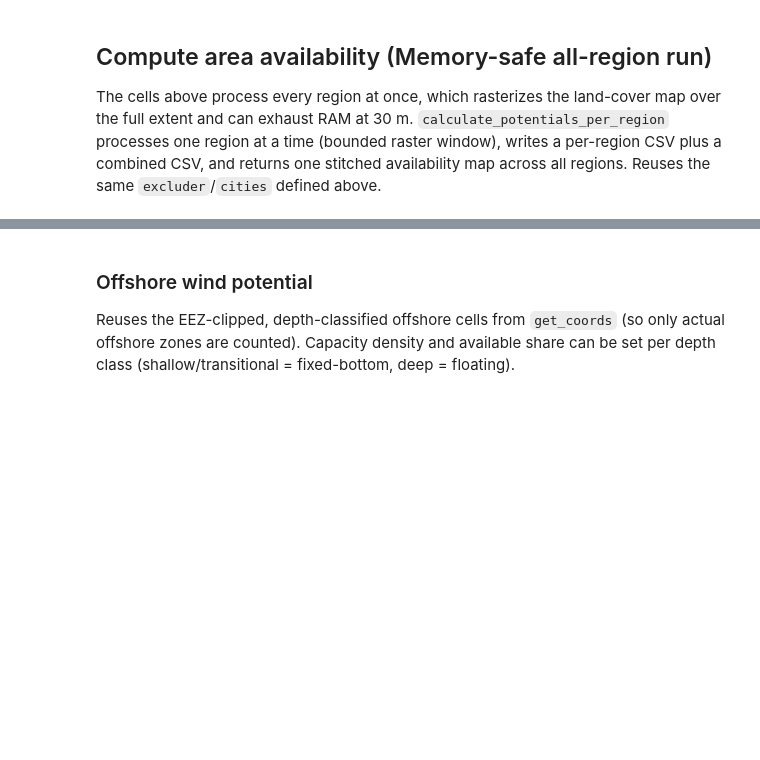
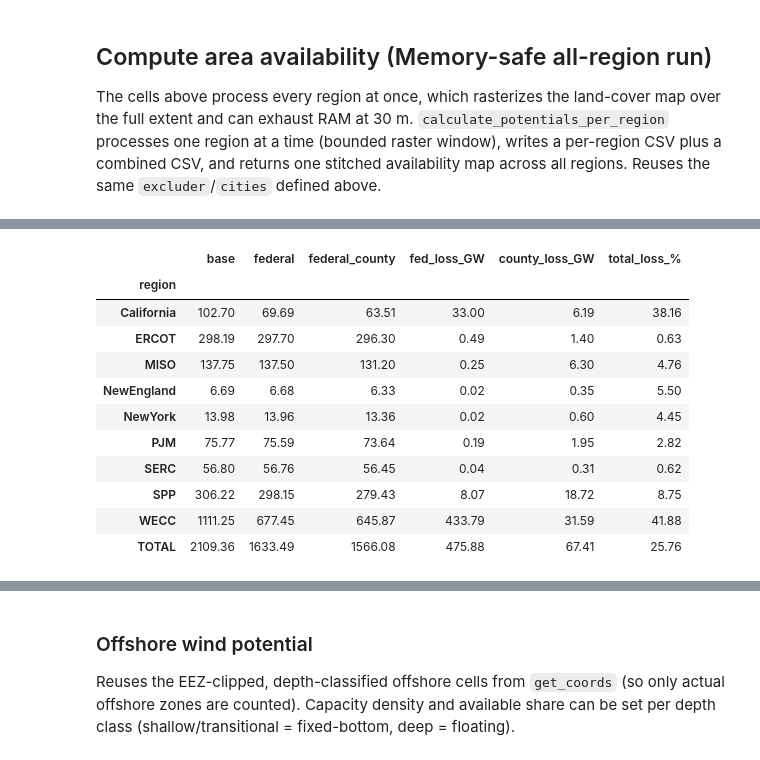
Before and after one commit to loeffko/GENeSYS_MOD.tools, a Jupyter notebook: GIS_&_Timeseries_Tool/GENeSYS-MOD_RES_Tool_US.ipynb, the cells around one changed output, grey strips where cells are left out. Cells and saved outputs as stored; diff of their text form; code cells hidden in the pictures; blank space fills up the shorter version.

```diff
--- a/GIS_&_Timeseries_Tool/GENeSYS-MOD_RES_Tool_US.ipynb
+++ b/GIS_&_Timeseries_Tool/GENeSYS-MOD_RES_Tool_US.ipynb
@@ -325,0 +442,28 @@ offshore exclusion: dropped 1330 of 1389 cells
+# %%
+# Compare onshore wind capacity per region across the three scenarios.
+import pandas as pd
+_w = []
+for _name, _df in scenario_results.items():
+    _s = _df.set_index('region')['Wind Capacity [GW]'].rename(_name)
+    _w.append(_s)
+wind_compare = pd.concat(_w, axis=1)
+wind_compare.loc['TOTAL'] = wind_compare.sum()
+# effect of each filter step (GW lost and %)
+wind_compare['fed_loss_GW']    = wind_compare['base']    - wind_compare['federal']
+wind_compare['county_loss_GW'] = wind_compare['federal'] - wind_compare['federal_county']
+wind_compare['total_loss_%']   = (1 - wind_compare['federal_county'] / wind_compare['base']) * 100
+wind_compare.to_csv(os.path.join(output_dir, f'{filename}_wind_filter_scenarios.csv'))
+wind_compare.round(2)
+# %% [output]
+|  | base | federal | federal_county | fed_loss_GW | county_loss_GW | total_loss_% |
+| region |  |  |  |  |  |  |
+| California | 102.70 | 69.69 | 63.51 | 33.00 | 6.19 | 38.16 |
+| ERCOT | 298.19 | 297.70 | 296.30 | 0.49 | 1.40 | 0.63 |
+| MISO | 137.75 | 137.50 | 131.20 | 0.25 | 6.30 | 4.76 |
+| NewEngland | 6.69 | 6.68 | 6.33 | 0.02 | 0.35 | 5.50 |
+| NewYork | 13.98 | 13.96 | 13.36 | 0.02 | 0.60 | 4.45 |
+| PJM | 75.77 | 75.59 | 73.64 | 0.19 | 1.95 | 2.82 |
+| SERC | 56.80 | 56.76 | 56.45 | 0.04 | 0.31 | 0.62 |
+| SPP | 306.22 | 298.15 | 279.43 | 8.07 | 18.72 | 8.75 |
+| WECC | 1111.25 | 677.45 | 645.87 | 433.79 | 31.59 | 41.88 |
+| TOTAL | 2109.36 | 1633.49 | 1566.08 | 475.88 | 67.41 | 25.76 |
```
Also changed, not shown: parts of 8 cells of this notebook.
